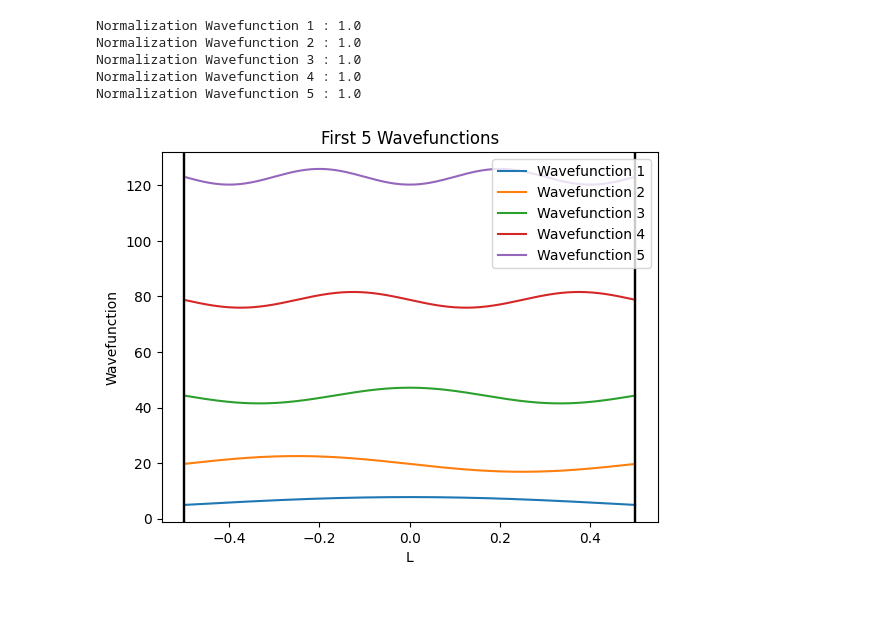
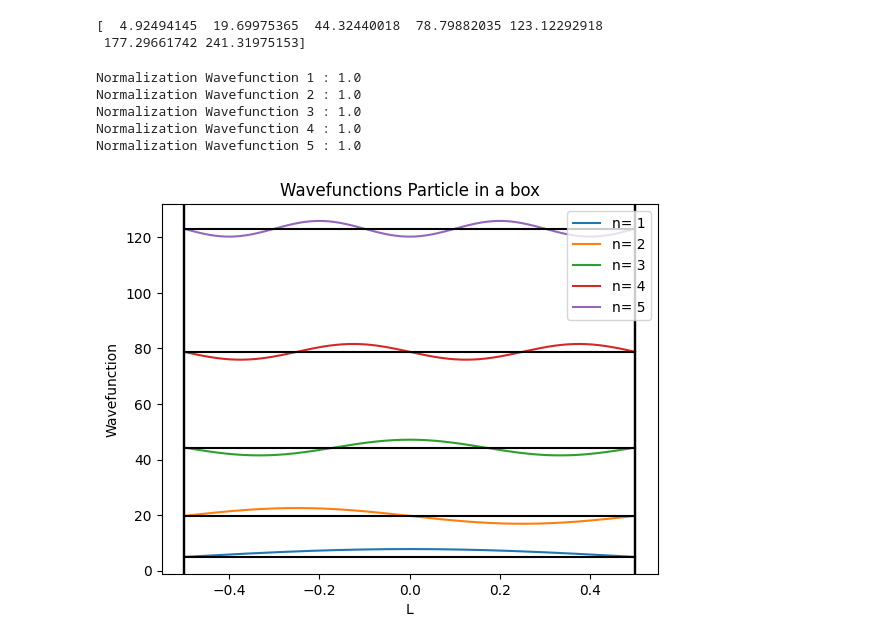
Before and after one commit to beanch96/comp-prob-solv, a Jupyter notebook: homework-1-grad.ipynb, the cells around one changed output. Drawn from its saved outputs; the diff is of its cells as text; code cells hidden in the pictures; blank space fills up the shorter version.

```diff
--- a/homework-1-grad.ipynb
+++ b/homework-1-grad.ipynb
@@ -35,43 +36,50 @@ def Laplacian(n):
 # %%
 #task c
 
-H= (-0.5) * Laplacian(n)
+H= (-h**2/(2*m)) * Laplacian(n)                     #Construct the Hamiltonian Matrix
 # %%
 #task d
+#Solve for Eigenvalues and Eigenfunctions
 
-eigenvalues, eigenvectors = np.linalg.eig(H)
-sorted_indices = np.argsort(eigenvalues)
-sorted_eigenvalues = eigenvalues[sorted_indices]
-sorted_eigenvectors = eigenvectors[:, sorted_indices]
+eigenvalues, eigenvectors = np.linalg.eig(H)               #Calculate eigenvalues and eigenvectors
+sorted_indices = np.argsort(eigenvalues)                   #Sort eigenvalues by their indices
+eigenvalues = eigenvalues[sorted_indices]
+eigenvectors = eigenvectors[:, sorted_indices]
 
 
-first_seven_eigenvalues = sorted_eigenvalues[:7]
+first_seven_eigenvalues = eigenvalues[:7]                         #Extract first seven eigenvalues and eigenvectors
 first_seven_eigenvectors = eigenvectors[:, sorted_indices[:7]]
+
+print(first_seven_eigenvalues)
+# %% [output]
+[  4.92494145  19.69975365  44.32440018  78.79882035 123.12292918
+ 177.29661742 241.31975153]
 # %%
 # task e
-
+#Plot
 
 x=grid
-dx= (grid[1]-grid[0])
-for i in range(5):
-    wavefunction= -sorted_eigenvectors[:, i]
-    wavefunction= wavefunction/(np.sqrt(np.sum(wavefunction**2)*dx))
-    Normalization=(np.sum(wavefunction*wavefunction*dx))
+dx= (grid[1]-grid[0])                                                   #Find volume of integration (1D)
+for i in range(5):                                                      #Plot First 5 wavefunctions
+    wavefunction= -eigenvectors[:, i]                                   #Extract eigenvector i
+    wavefunction= wavefunction/(np.sqrt(np.sum(wavefunction**2)*dx))    #Normalize Wavefunction
+    Normalization=(np.sum(wavefunction*wavefunction*dx))                #Check Normalization
     print("Normalization Wavefunction",i+1,":", Normalization)
-    y=2*wavefunction+sorted_eigenvalues[i]
-    plt.plot(x,y, label=f"Wavefunction {i+1}")
-    plt.axvline(x=L/2, color='black', linestyle='-')
+    y=2*wavefunction+eigenvalues[i]                                     #Multiply wavefunction by weight to ease visualization and add energy level
+    plt.plot(x,y, label=f"n= {i+1}")                                    #Plot wavefunctions
+    plt.axvline(x=L/2, color='black', linestyle='-')                    #Create box
     plt.axvline(x=-L/2, color='black', linestyle='-')
+    plt.hlines(eigenvalues[i],-L/2, L/2, color="black")                 #Plot energy Level
 
-plt.title("First 5 Wavefunctions")
+plt.title("Wavefunctions Particle in a box")
 plt.xlabel("L")
 plt.ylabel("Wavefunction")
 plt.legend()
 plt.show()
 # %% [output]
 Normalization Wavefunction 1 : 1.0
 Normalization Wavefunction 2 : 1.0
 Normalization Wavefunction 3 : 1.0
 Normalization Wavefunction 4 : 1.0
 Normalization Wavefunction 5 : 1.0
-[figure, old version]
+[figure, new version]
```
Also changed, not shown: parts of 2 cells of this notebook.
